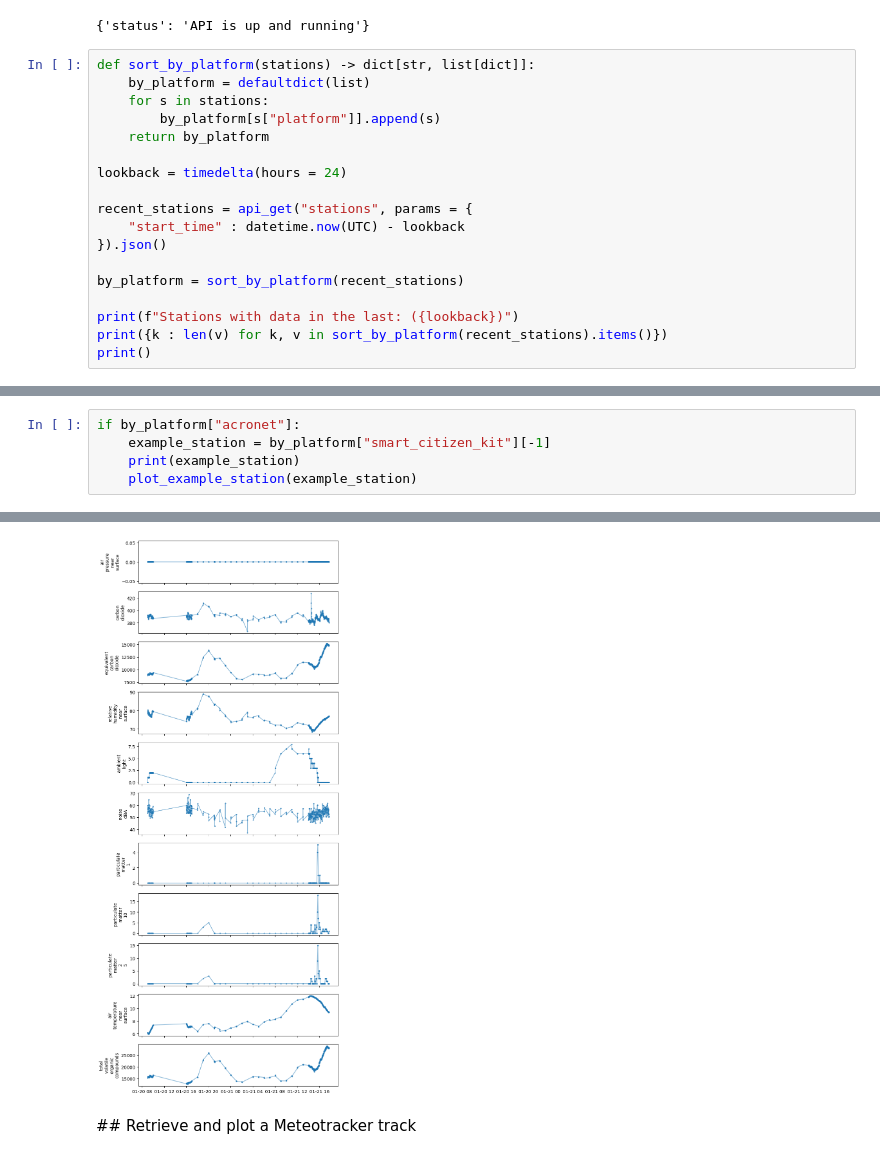
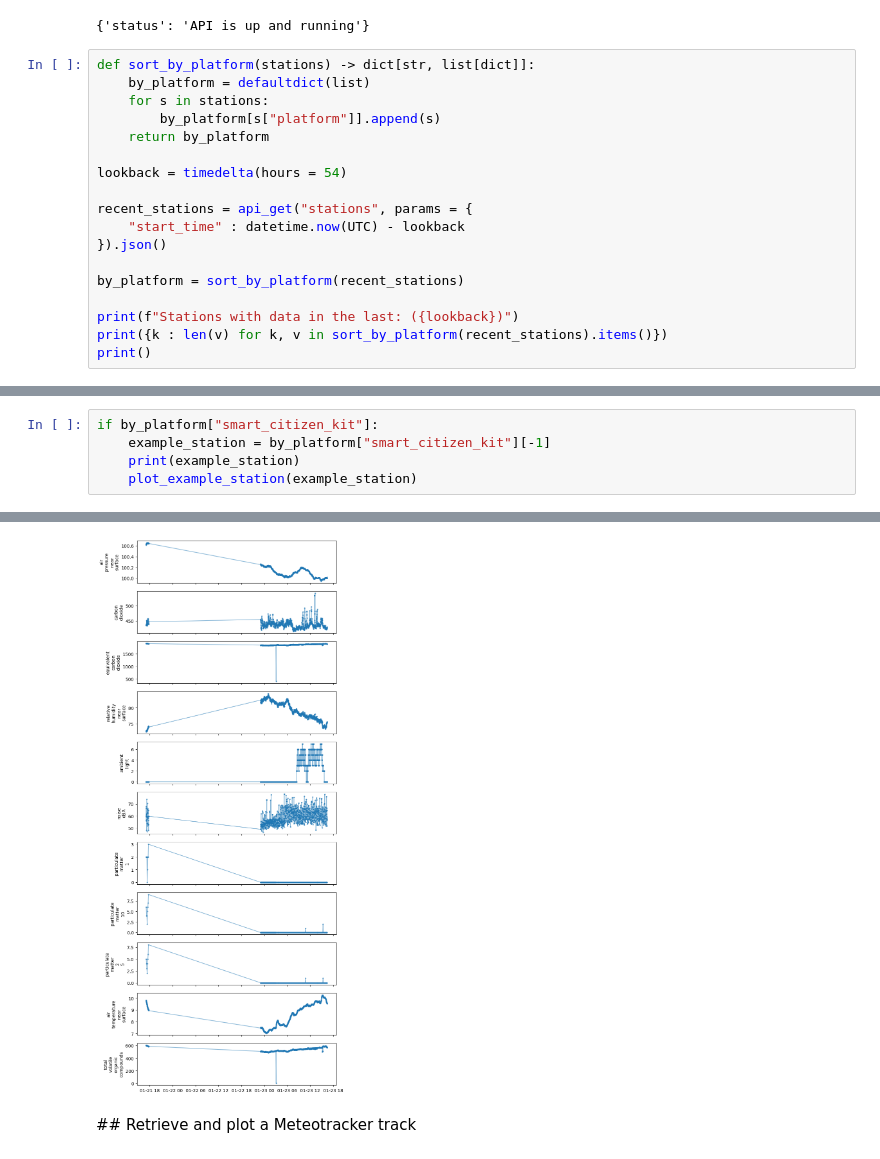
Before and after one commit to ecmwf/IonBeam, a Jupyter notebook: notebooks/api_tests/Quickstart.ipynb, the cells around one changed output, grey strips where cells are left out. Drawn from its saved outputs; the diff is of its cells as text.

```diff
--- a/notebooks/api_tests/Quickstart.ipynb
+++ b/notebooks/api_tests/Quickstart.ipynb
@@ -79,7 +81,7 @@ def sort_by_platform(stations) -> dict[str, list[dict]]:
         by_platform[s["platform"]].append(s)
     return by_platform
 
-lookback = timedelta(hours = 24)
+lookback = timedelta(hours = 54)
 
 recent_stations = api_get("stations", params = {
     "start_time" : datetime.now(UTC) - lookback
@@ -180,5 +182,5 @@ Latest data: 2025-01-21 17:57:00+00:00
 # %%
-if by_platform["acronet"]:
+if by_platform["smart_citizen_kit"]:
     example_station = by_platform["smart_citizen_kit"][-1]
     print(example_station)
     plot_example_station(example_station)
@@ -188,4 +190,4 @@ Latest data: 2025-01-21 17:42:32+00:00
-[figure, old version]
+[figure, new version]
 # %% [markdown]
 ## Retrieve and plot a Meteotracker track
 # %%
```
Also changed, not shown: parts of 7 cells of this notebook.
